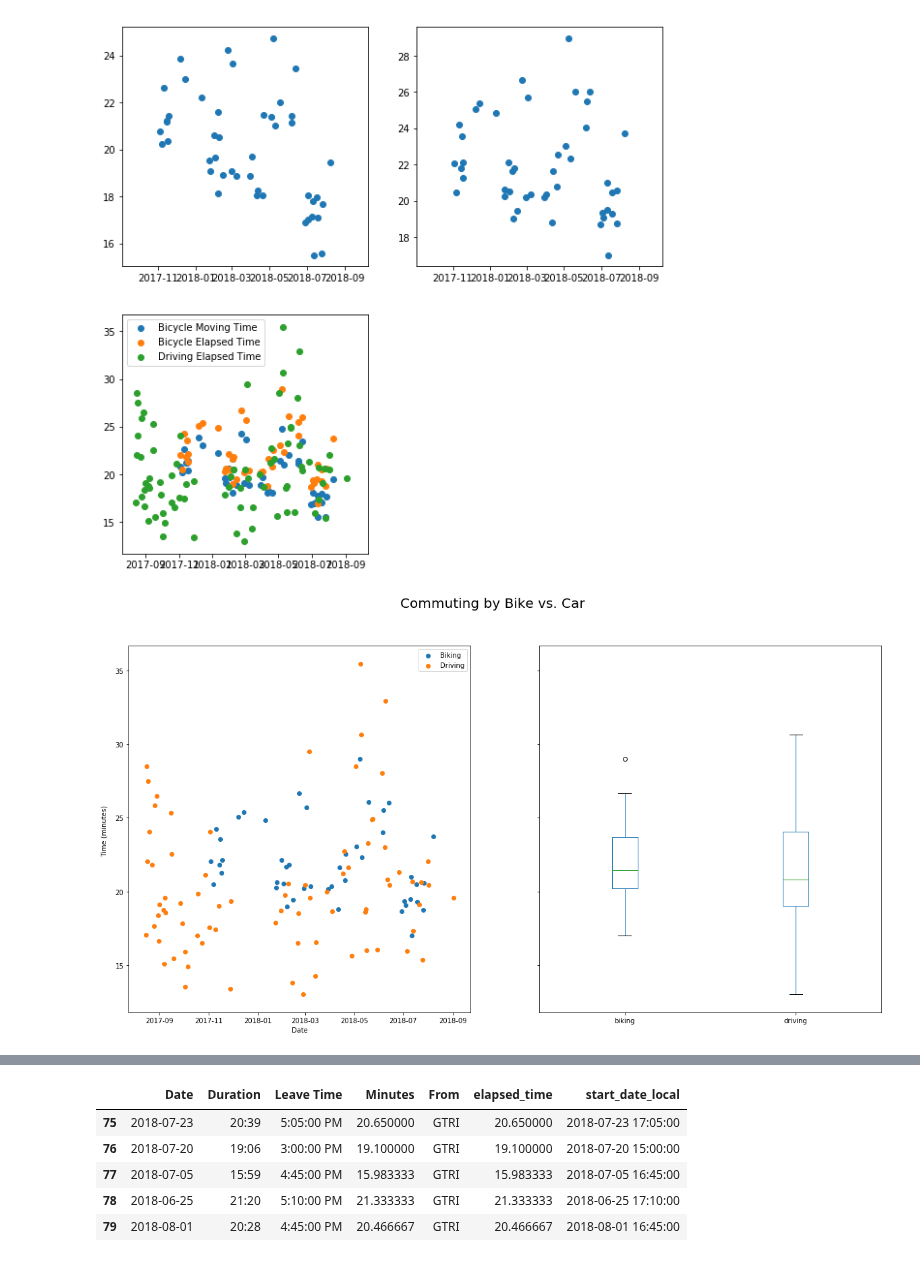
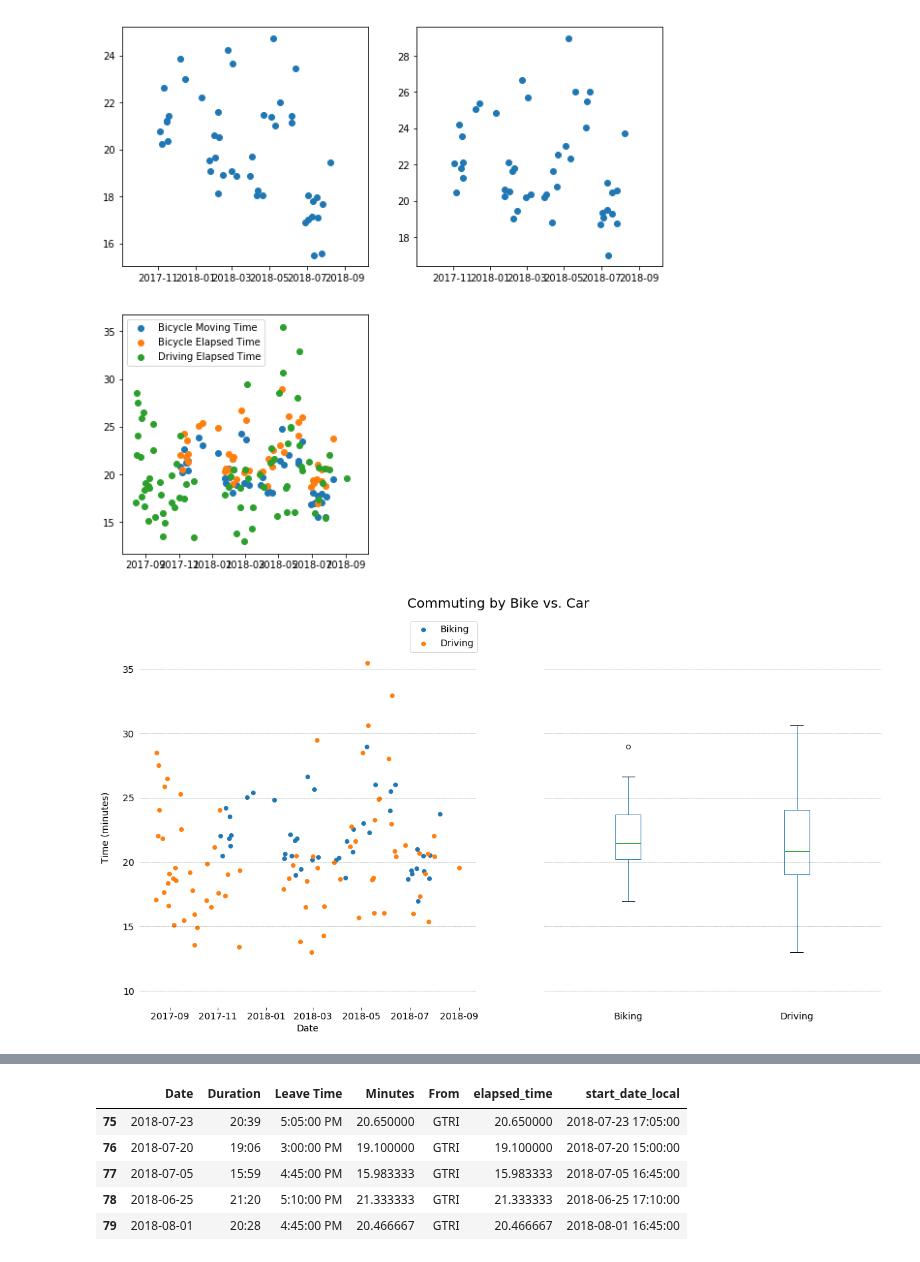
Before and after one commit to gtcooke94/commute_analysis, a Jupyter notebook: analysis.ipynb, the cells around one changed output, grey strips where cells are left out. Cells and saved outputs as stored; diff of their text form; code cells hidden in the pictures.

Commit message:
Have nice looking plot for bike vs drive

```diff
--- a/analysis.ipynb
+++ b/analysis.ipynb
@@ -10,6 +10,7 @@ import polyline
 width = 10
 height = 10
 matplotlib.rcParams['figure.figsize'] = [width, height]
+matplotlib.rcParams.update({'font.size': 14})
 gt_lat_lng = (33.777351, -84.396541)
 map_lat_lng = (33.775734, -84.381476)
 # import matplotlib.style
@@ -168,18 +169,34 @@ plt.show()
 # %%
 # Creating a nice plot
 fig, axes = plt.subplots(nrows=1, ncols=2, figsize=(20, 10), sharey=True)
 
 axes[0].scatter(to_plot['start_date_local'].dt.to_pydatetime(), to_plot['elapsed_time'], color='C0')
 axes[0].scatter(to_plot_car['start_date_local'].dt.to_pydatetime(), to_plot_car['elapsed_time'], color='C1')
-axes[0].legend(['Biking', 'Driving'])
+axes[0].legend(['Biking', 'Driving'], bbox_to_anchor=[.79,.97])
 
 to_plot['bike_moving_time'] = to_plot_bike['moving_time']
-to_plot['biking'] = to_plot_bike['elapsed_time']
-to_plot['driving'] = to_plot_car['elapsed_time']
-to_plot[['biking', 'driving']].plot.box(ax=axes[1])
-fig.text(0.1, 0.5, 'Time (minutes)', ha='center', va='center', rotation='vertical', fontsize=10)
+to_plot['Biking'] = to_plot_bike['elapsed_time']
+to_plot['Driving'] = to_plot_car['elapsed_time']
+to_plot[['Biking', 'Driving']].plot.box(ax=axes[1])
+fig.text(0.09, 0.5, 'Time (minutes)', ha='center', va='center', rotation='vertical')
 axes[0].set_xlabel('Date')
 fig.suptitle('Commuting by Bike vs. Car', fontsize = 20)
+for ax in axes:
+    ax.spines["top"].set_visible(False)
+    ax.spines["bottom"].set_visible(False)
+    ax.spines["right"].set_visible(False)
+    ax.spines["left"].set_visible(False)
+#plt.yticks(range(0, 91, 10), [str(x) + "%" for x in range(0, 91, 10)], fontsize=14)
+#plt.xticks(fontsize=14)
+for y in range(10, 36, 5):
+    for ax in axes:
+        ax.tick_params(axis="both", which="both", bottom=False, top=False,
+        labelbottom=True, left=False, right=False, labelleft=True)
+        ax.axhline(y=y, linestyle='--', lw=0.5, color='black', alpha=0.5)
+        #ax.plot_date([to_plot_car['start_date_local'].min(), to_plot_bike['start_date_local'].max()], [y, y],  "--", lw=0.5, color="black", alpha=0.9)
+axes[0].tick_params(axis='both', which="both", bottom=True)
+axes[1].tick_params(axis='both', labelleft=False)
+plt.savefig("figures/to_post.png", bbox_inches="tight")
 plt.show()
 # %% [output]
-[figure, old version]
+[figure, new version]
```
Also changed, not shown: parts of 1 cell of this notebook, 1 other file.
